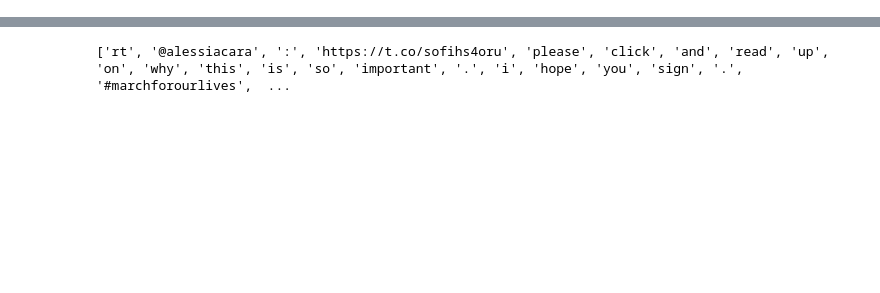
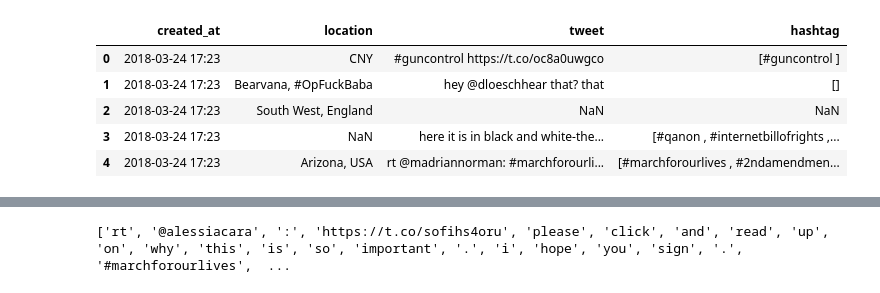
Before and after one commit to ssuda1/guncontrol_public_opinion, a Jupyter notebook: Data Analysis (Python)/Analysis - Data 3.24.ipynb, the cells around one changed output, grey strips where cells are left out. Cells and saved outputs as stored; diff of their text form; code cells hidden in the pictures; blank space fills up the shorter version.

```diff
--- a/Data Analysis (Python)/Analysis - Data 3.24.ipynb
+++ b/Data Analysis (Python)/Analysis - Data 3.24.ipynb
@@ -144,3 +168,12 @@ df3['created_at'] = df3['created_at'].apply(lambda x: x.round('min'))
+# %%
+df3.head()
+# %% [output]
+|  | created_at | location | tweet | hashtag |
+| 0 | 2018-03-24 17:23 | CNY | #guncontrol https://t.co/oc8a0uwgco | [#guncontrol ] |
+| 1 | 2018-03-24 17:23 | Bearvana, #OpFuckBaba | hey @dloeschhear that? that | [] |
+| 2 | 2018-03-24 17:23 | South West, England | NaN | NaN |
+| 3 | 2018-03-24 17:23 | NaN | here it is in black and white-the... | [#qanon , #internetbillofrights ,... |
+| 4 | 2018-03-24 17:23 | Arizona, USA | rt @madriannorman: #marchforourli... | [#marchforourlives , #2ndamendmen... |
 # %%
 #Set 'created_at' field to be DatetimeIndex of df3 and then convert it to EST time
 #idx = pd.DatetimeIndex(df3['created_at'])
```
Also changed, not shown: parts of 23 cells of this notebook.
